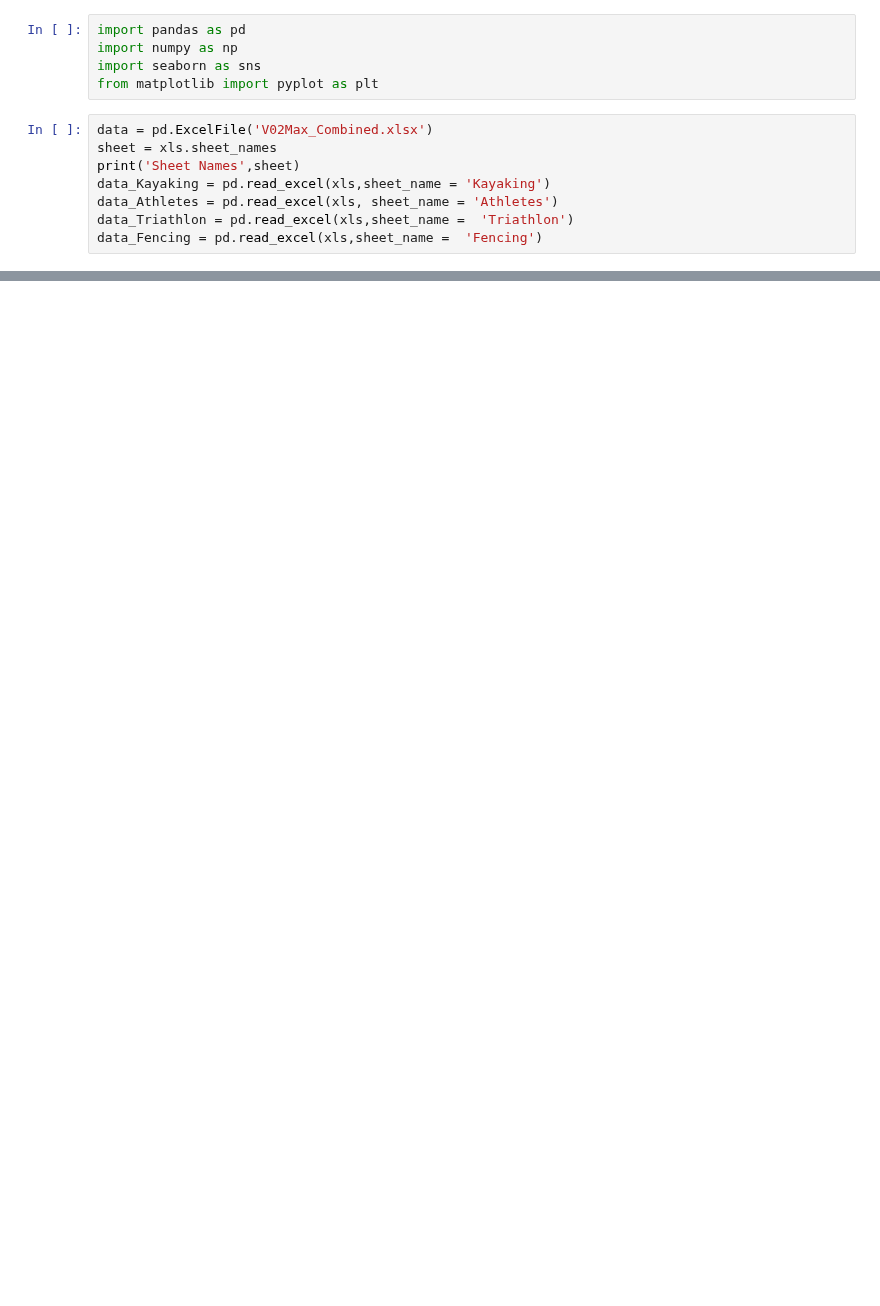
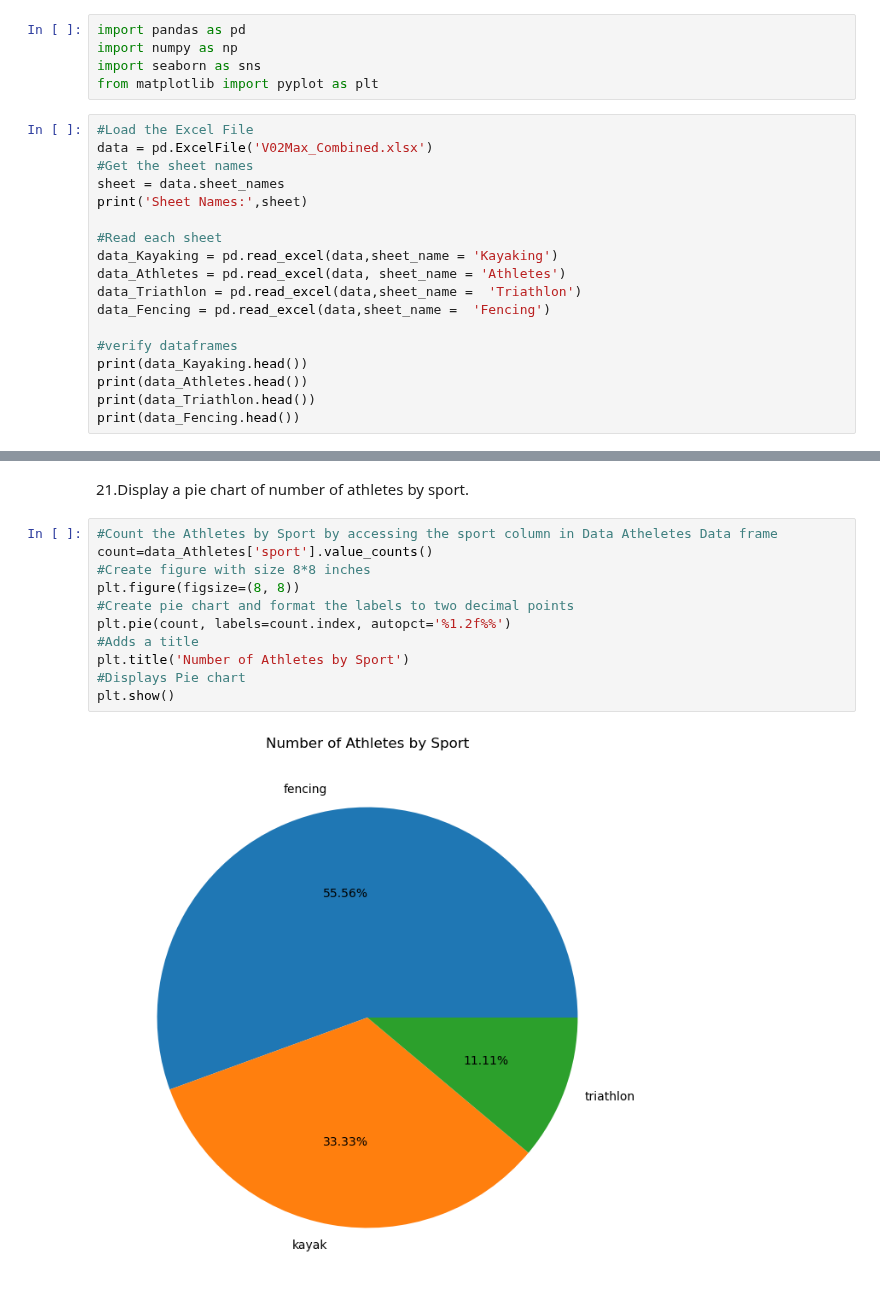
Before and after one commit to Sujithra-Emmanuel/PyMinds_Aug2024, a Jupyter notebook: Python_Hackathon_Aug2024_21to40.ipynb, the cells around one changed output, grey strips where cells are left out. Saved outputs shown, nothing was run; the diff lists cells and outputs as text; blank space fills up the shorter version.

```diff
--- a/Python_Hackathon_Aug2024_21to40.ipynb
+++ b/Python_Hackathon_Aug2024_21to40.ipynb
@@ -6,11 +4,21 @@ import numpy as np
 import seaborn as sns
 from matplotlib import pyplot as plt
 # %%
+#Load the Excel File
 data = pd.ExcelFile('V02Max_Combined.xlsx')
-sheet = xls.sheet_names
-print('Sheet Names',sheet)
-data_Kayaking = pd.read_excel(xls,sheet_name = 'Kayaking')
-data_Athletes = pd.read_excel(xls, sheet_name = 'Athletes')
-data_Triathlon = pd.read_excel(xls,sheet_name =  'Triathlon')
-data_Fencing = pd.read_excel(xls,sheet_name =  'Fencing')
+#Get the sheet names
+sheet = data.sheet_names
+print('Sheet Names:',sheet)
+
+#Read each sheet
+data_Kayaking = pd.read_excel(data,sheet_name = 'Kayaking')
+data_Athletes = pd.read_excel(data, sheet_name = 'Athletes')
+data_Triathlon = pd.read_excel(data,sheet_name =  'Triathlon')
+data_Fencing = pd.read_excel(data,sheet_name =  'Fencing')
+
+#verify dataframes
+print(data_Kayaking.head())
+print(data_Athletes.head())
+print(data_Triathlon.head())
+print(data_Fencing.head())
 # %% [output]
@@ -17,0 +43,15 @@ Sheet Names ['Kayaking', 'Athletes', 'Triathlon', 'Fencing']
+# %% [markdown]
+21.Display a pie chart of number of athletes by sport.
+# %%
+#Count the Athletes by Sport by accessing the sport column in Data Atheletes Data frame
+count=data_Athletes['sport'].value_counts()
+#Create figure with size 8*8 inches
+plt.figure(figsize=(8, 8))
+#Create pie chart and format the labels to two decimal points
+plt.pie(count, labels=count.index, autopct='%1.2f%%')
+#Adds a title
+plt.title('Number of Athletes by Sport')
+#Displays Pie chart
+plt.show()
+# %% [output]
+[figure, added]
```
Also changed, not shown: parts of 2 cells of this notebook.
